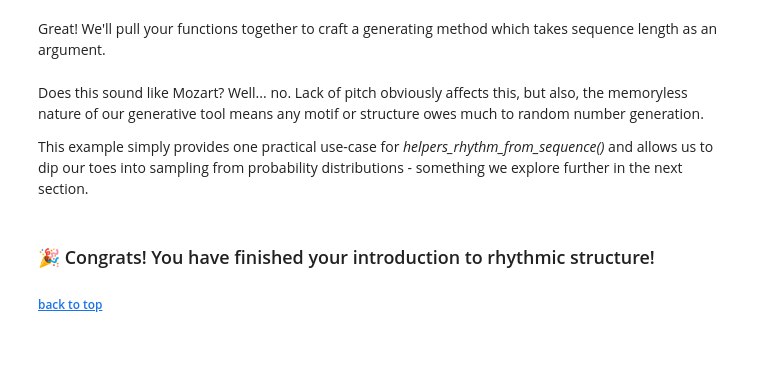
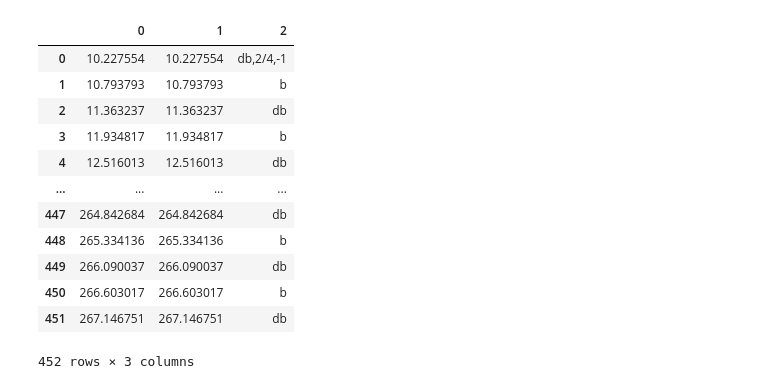
Before and after one commit to jgeaso1266/dm-group5-project1, a Jupyter notebook: task A.ipynb, the cells around one changed output. Drawn from its saved outputs; the diff is of its cells as text; code cells hidden in the pictures; blank space fills up the shorter version.

```diff
--- a/task A.ipynb
+++ b/task A.ipynb
@@ -808,2 +5,0 @@ def next_from_current_onset(current_onset, duration_distribution_by_onset):
-# %% [markdown]
-Great! We'll pull your functions together to craft a generating method which takes sequence length as an argument.
@@ -833,9 +5,0 @@ rhythm_from_onset_dur_dists(15, onset_distribution, duration_distribution_by_ons
-# %% [markdown]
-
-Does this sound like Mozart? Well... no. Lack of pitch obviously affects this, but also, the memoryless nature of our generative tool means any motif or structure owes much to random number generation.
-
-This example simply provides one practical use-case for *helpers_rhythm_from_sequence()* and allows us to dip our toes into sampling from probability distributions - something we explore further in the next section.
-# %% [markdown]
-### 🎉 Congrats! You have finished your introduction to rhythmic structure!
-
-###### [back to top](#0)
@@ -841,0 +9,21 @@ This example simply provides one practical use-case for *helpers_rhythm_from_seq
+# %%
+import pandas as pd
+
+# Pull in the score and listen to it a bit
+annotations = pd.read_csv(f'{dependencies}Prokofiev Toccata/Dossin07_annotations.txt', sep='\t', header=None)
+
+annotations
+# %% [output]
+|  | 0 | 1 | 2 |
+| 0 | 10.227554 | 10.227554 | db,2/4,-1 |
+| 1 | 10.793793 | 10.793793 | b |
+| 2 | 11.363237 | 11.363237 | db |
+| 3 | 11.934817 | 11.934817 | b |
+| 4 | 12.516013 | 12.516013 | db |
+| ... | ... | ... | ... |
+| 447 | 264.842684 | 264.842684 | db |
+| 448 | 265.334136 | 265.334136 | b |
+| 449 | 266.090037 | 266.090037 | db |
+| 450 | 266.603017 | 266.603017 | b |
+| 451 | 267.146751 | 267.146751 | db |
+452 rows × 3 columns
```
Also changed, not shown: parts of 82 cells of this notebook, 2 other files.
